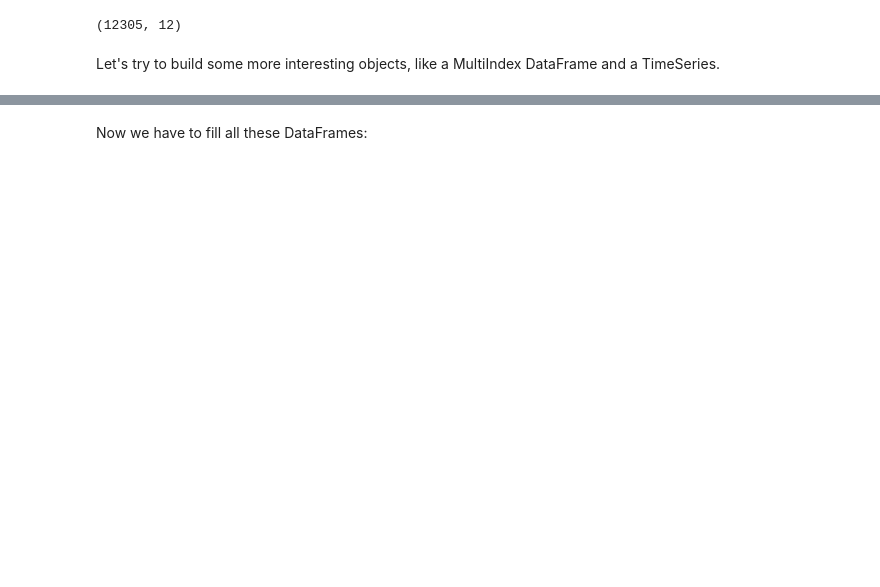
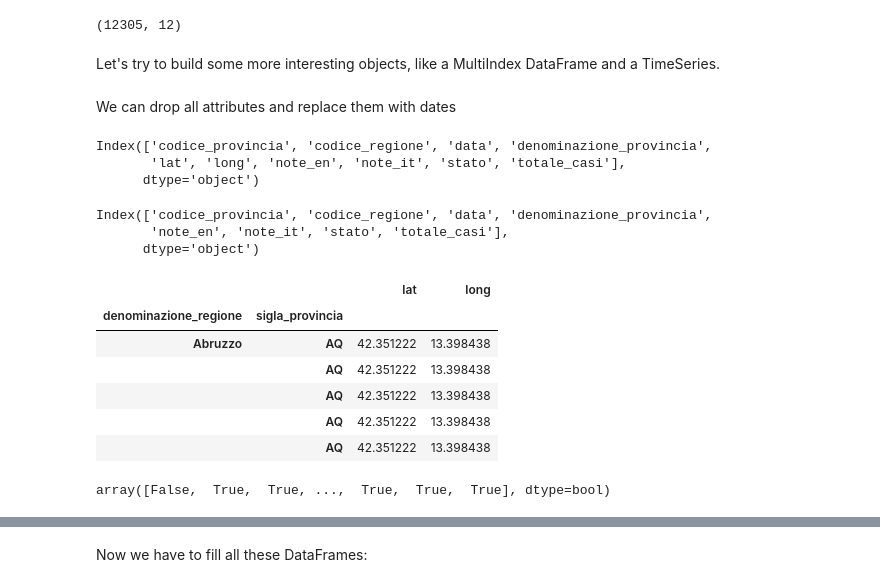
Before and after one commit to fedepiro96/APAD-project, a Jupyter notebook: Notebook fede.ipynb, the cells around one changed output, grey strips where cells are left out. Cells and saved outputs as stored; diff of their text form; code cells hidden in the pictures; blank space fills up the shorter version.

```diff
--- a/Notebook fede.ipynb
+++ b/Notebook fede.ipynb
@@ -49,0 +24,33 @@ myMI = myMI.sort_index()
+# %%
+MI = d1.set_index(['denominazione_regione', 'sigla_provincia'])
+MI.sort_index(inplace = True)
+# %% [markdown]
+We can drop all attributes and replace them with dates
+# %%
+MI.columns
+# %% [output]
+Index(['codice_provincia', 'codice_regione', 'data', 'denominazione_provincia',
+       'lat', 'long', 'note_en', 'note_it', 'stato', 'totale_casi'],
+      dtype='object')
+# %%
+to_drop = MI.columns[:4].append( MI.columns[6:])
+to_drop
+# %% [output]
+Index(['codice_provincia', 'codice_regione', 'data', 'denominazione_provincia',
+       'note_en', 'note_it', 'stato', 'totale_casi'],
+      dtype='object')
+# %%
+MI.drop(to_drop, axis = 1, inplace = True)
+MI.iloc[25:30]
+# %% [output]
+|  |  | lat | long |
+| denominazione_regione | sigla_provincia |  |  |
+| Abruzzo | AQ | 42.351222 | 13.398438 |
+|  | AQ | 42.351222 | 13.398438 |
+|  | AQ | 42.351222 | 13.398438 |
+|  | AQ | 42.351222 | 13.398438 |
+|  | AQ | 42.351222 | 13.398438 |
+# %%
+MI.index.duplicated(keep='first')
+# %% [output]
+array([False,  True,  True, ...,  True,  True,  True], dtype=bool)
```
Also changed, not shown: parts of 38 cells of this notebook, 1 other file.
